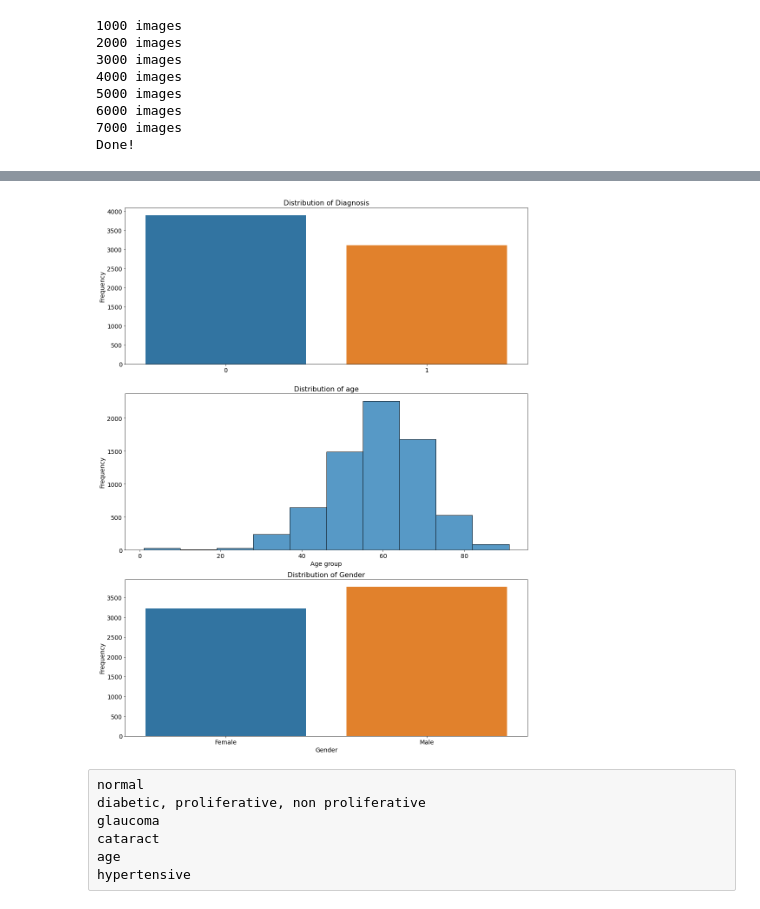
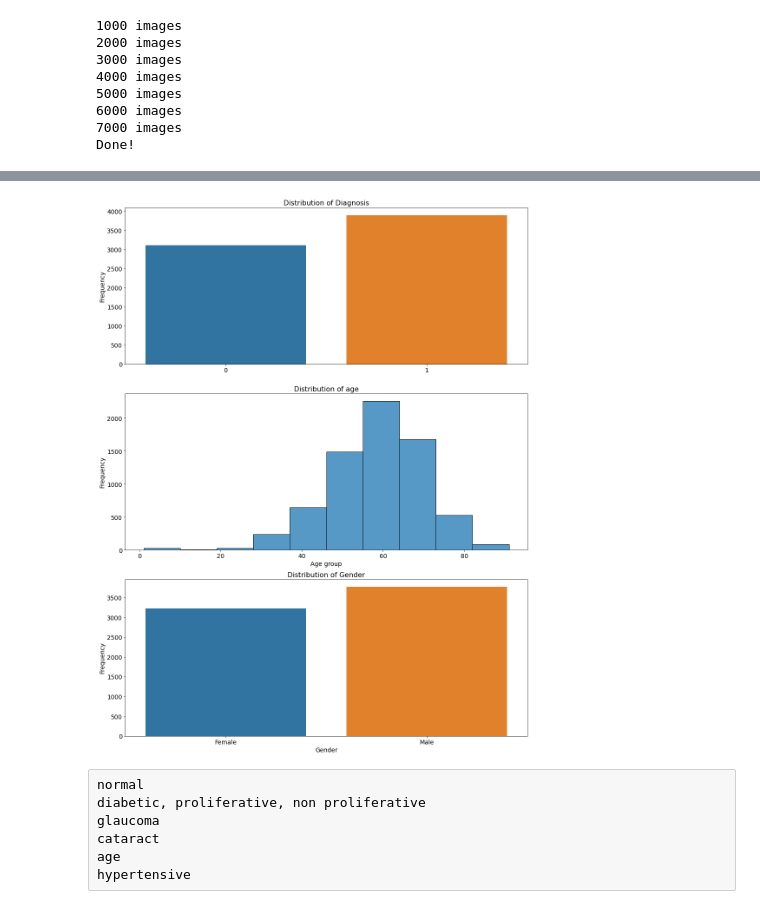
Before and after one commit to kayleng/Capstone, a Jupyter notebook: code/fundus_1.ipynb, the cells around one changed output, grey strips where cells are left out. Cells and saved outputs as stored; diff of their text form; code cells hidden in the pictures.

```diff
--- a/code/fundus_1.ipynb
+++ b/code/fundus_1.ipynb
@@ -197,31 +199,31 @@ df = pd.read_csv('./assets/data_new_binary_v2.csv')
 # %%
 fig, ax = plt.subplots(nrows = 3, ncols = 1, figsize = (14, 18))
 
-sns.barplot(x=df['Normal'].value_counts(ascending=True).index,
-            y=df['Normal'].value_counts(ascending=True).values,
+sns.barplot(x=df['abnormal'].value_counts(ascending=True).index,
+            y=df['abnormal'].value_counts(ascending=True).values,
             ax=ax[0])
 ax[0].set_title('Distribution of Diagnosis', fontsize=16)
 ax[0].set_ylabel('Diagnosis', fontsize=14)
 ax[0].set_ylabel('Frequency', fontsize=14)
 ax[0].tick_params(axis='both', labelsize=14)
 
 
 sns.histplot(x=df['Patient Age'].sort_values(),bins=10,ax=ax[1])
 ax[1].set_title('Distribution of age', fontsize=16)
 ax[1].set_xlabel('Age group', fontsize=14)
 ax[1].set_ylabel('Frequency', fontsize=14)
 ax[1].tick_params(axis='both', labelsize=14)
 
 sns.countplot(x=df['Patient Sex'].sort_values(), ax=ax[2])
 ax[2].set_title('Distribution of Gender', fontsize=16)
 ax[2].set_xlabel('Gender', fontsize=14)
 ax[2].set_ylabel('Frequency', fontsize=14)
 ax[2].tick_params(axis='both', labelsize=14)
 
 
 plt.tight_layout();
 # %% [output]
-[figure, old version]
+[figure, new version]
 # %%
 #wordcloud on keywords
 # %% [raw]
```
Also changed, not shown: parts of 46 cells of this notebook.
